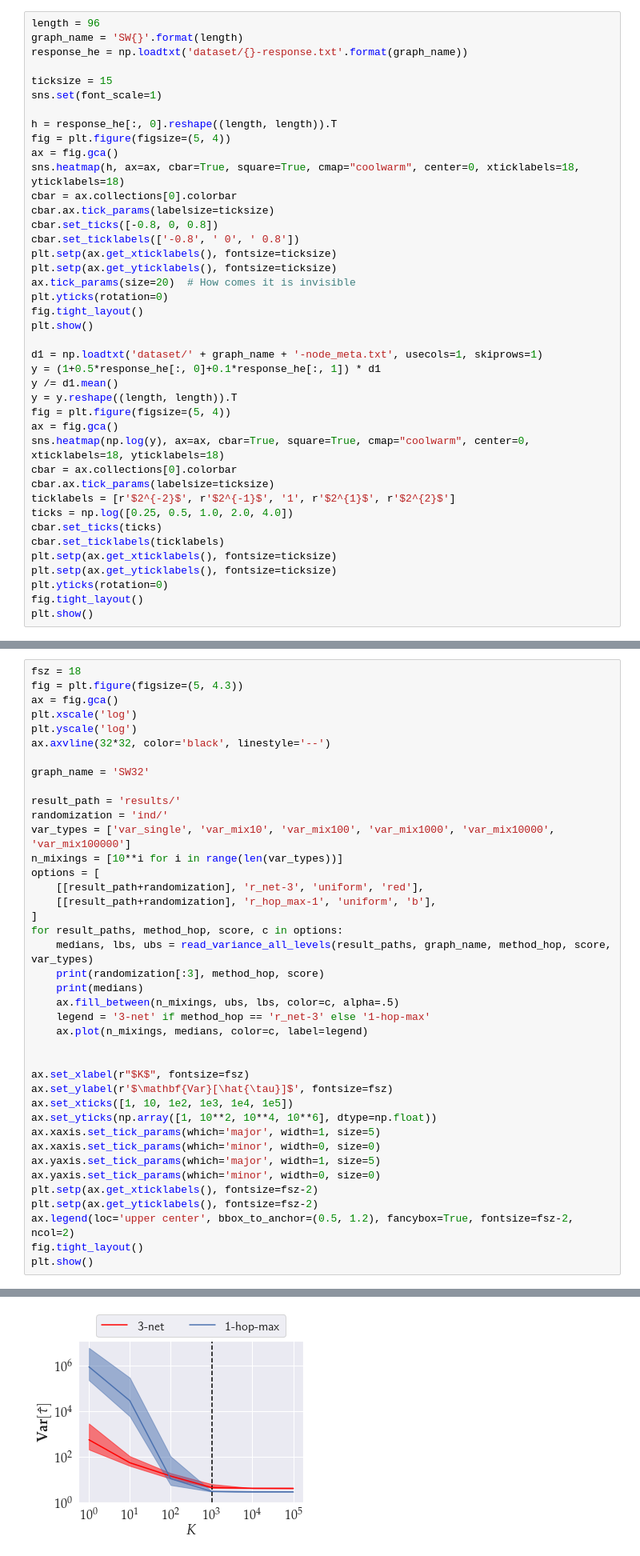
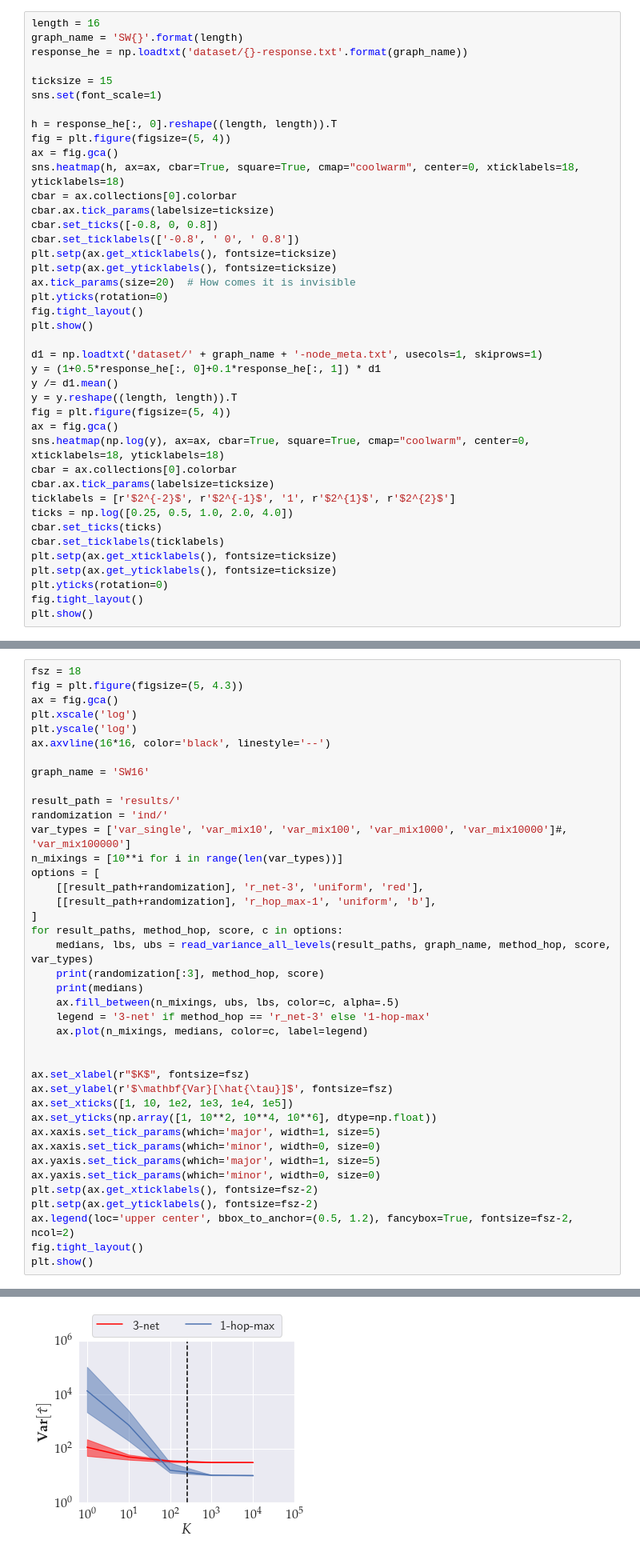
Before and after one commit to cleeyu/RGCR-code, a Jupyter notebook: intro.ipynb, the cells around one changed output, grey strips where cells are left out. Shown at 80% size. Drawn from its saved outputs; the diff is of its cells as text.

```diff
--- a/intro.ipynb
+++ b/intro.ipynb
@@ -36,7 +36,7 @@ sns.set(style='ticks', palette='Set1')
 # %% [markdown]
 We can visualize the node response Y_i, as well as the homophily h_i, with the following code
 # %%
-length = 96
+length = 16
 graph_name = 'SW{}'.format(length)
 response_he = np.loadtxt('dataset/{}-response.txt'.format(graph_name))
 
@@ -142,13 +142,13 @@ fig = plt.figure(figsize=(5, 4.3))
 ax = fig.gca()
 plt.xscale('log')
 plt.yscale('log')
-ax.axvline(32*32, color='black', linestyle='--')
+ax.axvline(16*16, color='black', linestyle='--')
 
-graph_name = 'SW32'
+graph_name = 'SW16'
 
 result_path = 'results/'
 randomization = 'ind/'
-var_types = ['var_single', 'var_mix10', 'var_mix100', 'var_mix1000', 'var_mix10000', 'var_mix100000']
+var_types = ['var_single', 'var_mix10', 'var_mix100', 'var_mix1000', 'var_mix10000']#, 'var_mix100000']
 n_mixings = [10**i for i in range(len(var_types))]
 options = [
     [[result_path+randomization], 'r_net-3', 'uniform', 'red'],
@@ -184,4 +186,4 @@ ind r_hop_max-1 uniform
-[figure, old version]
+[figure, new version]
 # %% [markdown]
 # 4. Estimate exposure probabilities
 # %% [markdown]
```
Also changed, not shown: parts of 8 cells of this notebook, 1 other file.
